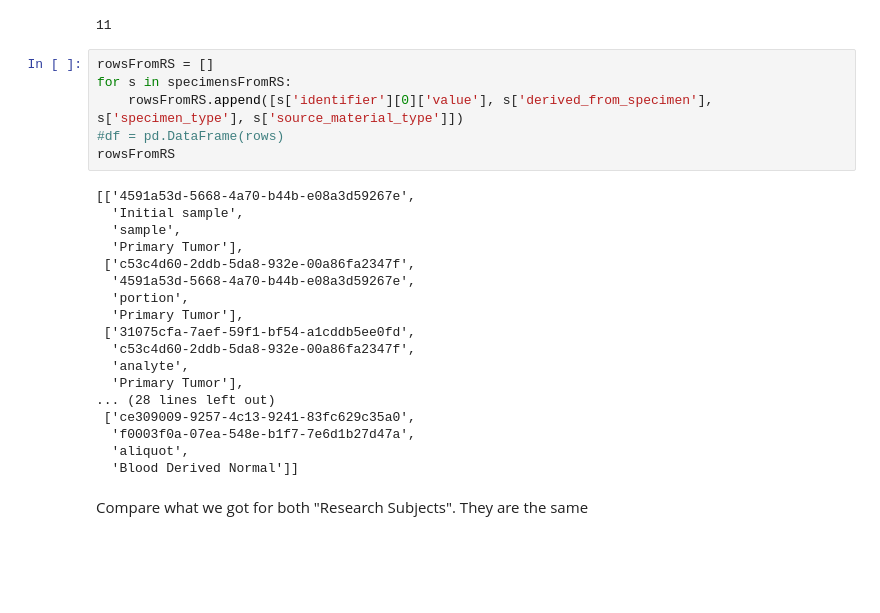
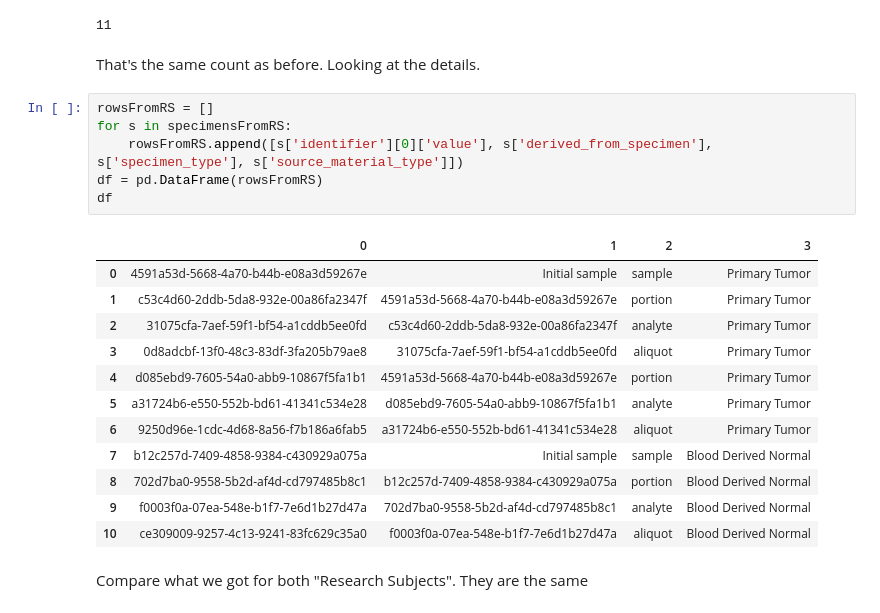
Before and after one commit to ianfore/cdatest, a Jupyter notebook: 09CO022 Example.ipynb, the cells around one changed output. Drawn from its saved outputs; the diff is of its cells as text; blank space fills up the shorter version.

```diff
--- a/09CO022 Example.ipynb
+++ b/09CO022 Example.ipynb
@@ -138,30 +120,27 @@ specimensFromRS = r[0]['ResearchSubject'][0]['Specimen']
 len(specimensFromRS)
 # %% [output]
 11
+# %% [markdown]
+That's the same count as before. Looking at the details.
 # %%
 rowsFromRS = []
 for s in specimensFromRS:
     rowsFromRS.append([s['identifier'][0]['value'], s['derived_from_specimen'], s['specimen_type'], s['source_material_type']])
-#df = pd.DataFrame(rows)
-rowsFromRS
+df = pd.DataFrame(rowsFromRS)
+df
 # %% [output]
-[['4591a53d-5668-4a70-b44b-e08a3d59267e',
-  'Initial sample',
-  'sample',
-  'Primary Tumor'],
- ['c53c4d60-2ddb-5da8-932e-00a86fa2347f',
-  '4591a53d-5668-4a70-b44b-e08a3d59267e',
-  'portion',
-  'Primary Tumor'],
- ['31075cfa-7aef-59f1-bf54-a1cddb5ee0fd',
-  'c53c4d60-2ddb-5da8-932e-00a86fa2347f',
-  'analyte',
-  'Primary Tumor'],
-... (28 lines left out)
- ['ce309009-9257-4c13-9241-83fc629c35a0',
-  'f0003f0a-07ea-548e-b1f7-7e6d1b27d47a',
-  'aliquot',
-  'Blood Derived Normal']]
+|  | 0 | 1 | 2 | 3 |
+| 0 | 4591a53d-5668-4a70-b44b-e08a3d59267e | Initial sample | sample | Primary Tumor |
+| 1 | c53c4d60-2ddb-5da8-932e-00a86fa2347f | 4591a53d-5668-4a70-b44b-e08a3d59267e | portion | Primary Tumor |
+| 2 | 31075cfa-7aef-59f1-bf54-a1cddb5ee0fd | c53c4d60-2ddb-5da8-932e-00a86fa2347f | analyte | Primary Tumor |
+| 3 | 0d8adcbf-13f0-48c3-83df-3fa205b79ae8 | 31075cfa-7aef-59f1-bf54-a1cddb5ee0fd | aliquot | Primary Tumor |
+| 4 | d085ebd9-7605-54a0-abb9-10867f5fa1b1 | 4591a53d-5668-4a70-b44b-e08a3d59267e | portion | Primary Tumor |
+| 5 | a31724b6-e550-552b-bd61-41341c534e28 | d085ebd9-7605-54a0-abb9-10867f5fa1b1 | analyte | Primary Tumor |
+| 6 | 9250d96e-1cdc-4d68-8a56-f7b186a6fab5 | a31724b6-e550-552b-bd61-41341c534e28 | aliquot | Primary Tumor |
+| 7 | b12c257d-7409-4858-9384-c430929a075a | Initial sample | sample | Blood Derived Normal |
+| 8 | 702d7ba0-9558-5b2d-af4d-cd797485b8c1 | b12c257d-7409-4858-9384-c430929a075a | portion | Blood Derived Normal |
+| 9 | f0003f0a-07ea-548e-b1f7-7e6d1b27d47a | 702d7ba0-9558-5b2d-af4d-cd797485b8c1 | analyte | Blood Derived Normal |
+| 10 | ce309009-9257-4c13-9241-83fc629c35a0 | f0003f0a-07ea-548e-b1f7-7e6d1b27d47a | aliquot | Blood Derived Normal |
 # %% [markdown]
 Compare what we got for both "Research Subjects". They are the same
 # %%
```
Also changed, not shown: parts of 4 cells of this notebook.
